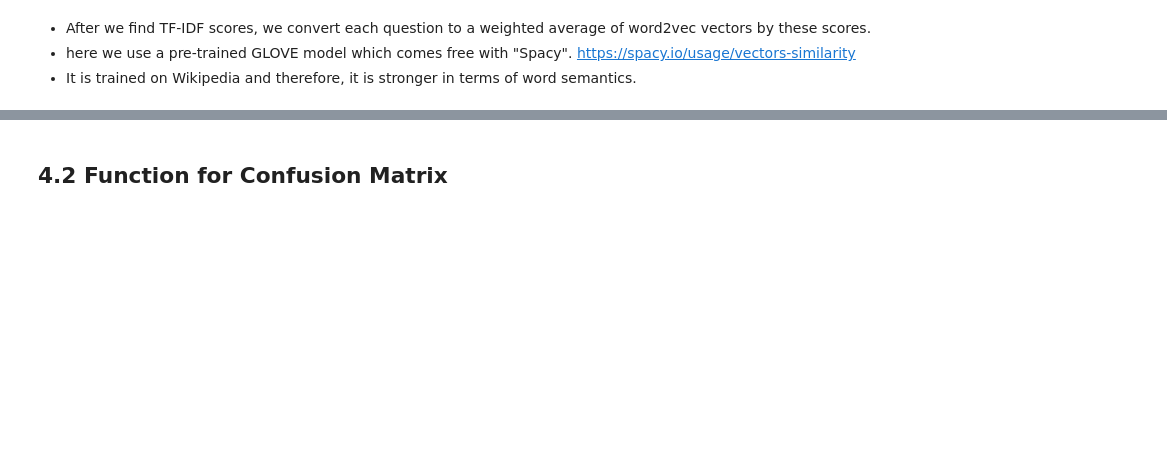
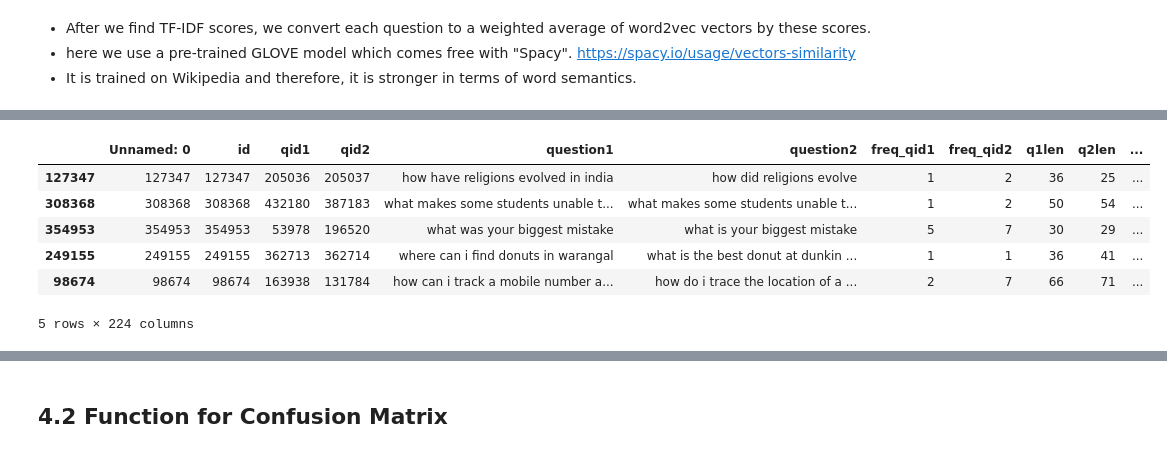
Before and after one commit to PIYUSH0812/Quora-question-Pair-Similarity-Problem, a Jupyter notebook: Quora_Case_Study.ipynb, the cells around one changed output, grey strips where cells are left out. Drawn from its saved outputs; the diff is of its cells as text; code cells hidden in the pictures; blank space fills up the shorter version.

Commit message:
Quora Question Pair Similarity Problem

```diff
--- a/Quora_Case_Study.ipynb
+++ b/Quora_Case_Study.ipynb
@@ -984,8 +1006,8 @@ df['q1_feats_m'] = list(vecs1)
 # %%
 vecs2 = []
-for qu2 in tqdm(list(df['question2'])):
+for qu2 in tqdm(list(X_train['question2'])):
     doc2 = nlp(qu2)
-    mean_vec1 = np.zeros([len(doc1), len(doc2[0].vector)])
+    mean_vec2 = np.zeros([len(doc1), len(doc2[0].vector)])
     for word2 in doc2:
         # word2vec
         vec2 = word2.vector
@@ -999,4 +1021,4 @@ for qu2 in tqdm(list(df['question2'])):
         mean_vec2 += vec2 * idf
     mean_vec2 = mean_vec2.mean(axis=0)
     vecs2.append(mean_vec2)
-df['q2_feats_m'] = list(vecs2)
+X_train['q2_feats_m'] = list(vecs2)
@@ -1083,0 +1075,5 @@ if not os.path.isfile('final_features.csv'):
+# %%
+df_q1_train = pd.DataFrame(X_train.q1_feats_m.values.tolist(), index= X_train.index)
+df_q2_train = pd.DataFrame(X_train.q2_feats_m.values.tolist(), index= X_train.index)
+df_q1_test = pd.DataFrame(X_test.q1_feats_m.values.tolist(), index= X_test.index)
+df_q2_test = pd.DataFrame(X_test.q2_feats_m.values.tolist(), index= X_test.index)
@@ -1083,0 +1082,7 @@ if not os.path.isfile('final_features.csv'):
+# %%
+X_train_1 = X_train.drop(['q1_feats_m'],axis=1)
+X_train_1 = X_train_1.drop(['q2_feats_m'],axis=1)
+X_test_1 = X_test.drop(['q1_feats_m'],axis=1)
+X_test_1 = X_test_1.drop(['q2_feats_m'],axis=1)
+# %%
+X_train_1  = pd.concat([X_train_1, df_q1_train,df_q2_train], axis=1, sort=False)
@@ -1083,0 +1091,10 @@ if not os.path.isfile('final_features.csv'):
+# %%
+X_train_1.head()
+# %% [output]
+|  | Unnamed: 0 | id | qid1 | qid2 | question1 | question2 | freq_qid1 | freq_qid2 | q1len | q2len | ... |
+| 127347 | 127347 | 127347 | 205036 | 205037 | how have religions evolved in india | how did religions evolve | 1 | 2 | 36 | 25 | ... |
+| 308368 | 308368 | 308368 | 432180 | 387183 | what makes some students unable t... | what makes some students unable t... | 1 | 2 | 50 | 54 | ... |
+| 354953 | 354953 | 354953 | 53978 | 196520 | what was your biggest mistake | what is your biggest mistake | 5 | 7 | 30 | 29 | ... |
+| 249155 | 249155 | 249155 | 362713 | 362714 | where can i find donuts in warangal | what is the best donut at dunkin ... | 1 | 1 | 36 | 41 | ... |
+| 98674 | 98674 | 98674 | 163938 | 131784 | how can i track a mobile number a... | how do i trace the location of a ... | 2 | 7 | 66 | 71 | ... |
+5 rows × 224 columns
```
Also changed, not shown: parts of 85 cells of this notebook, 1 other file.
